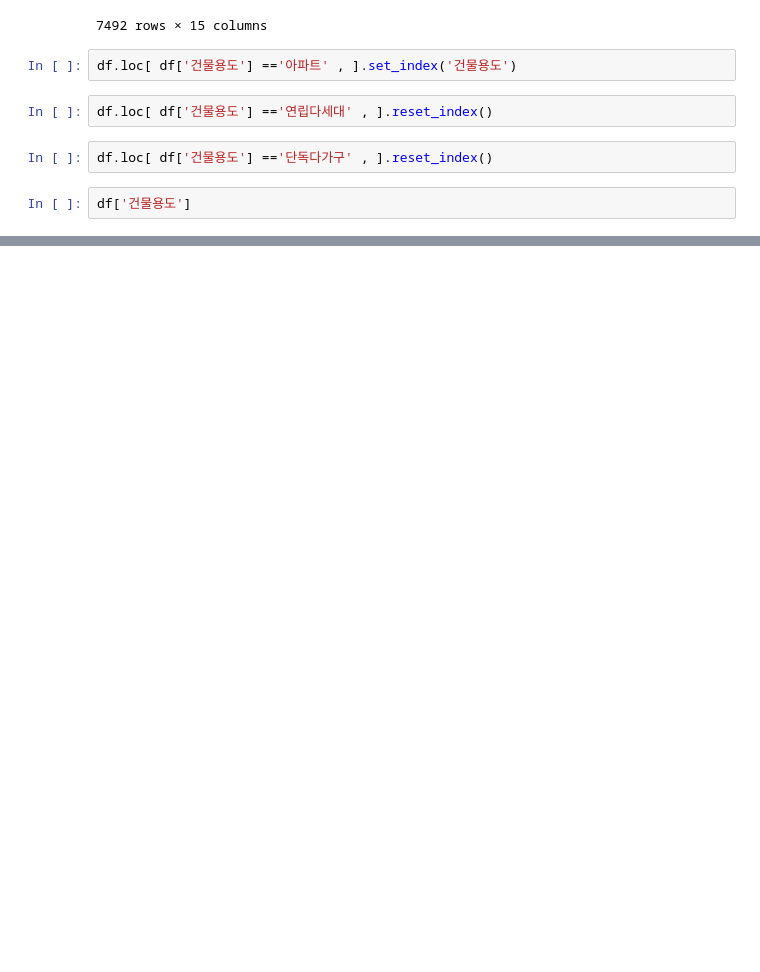
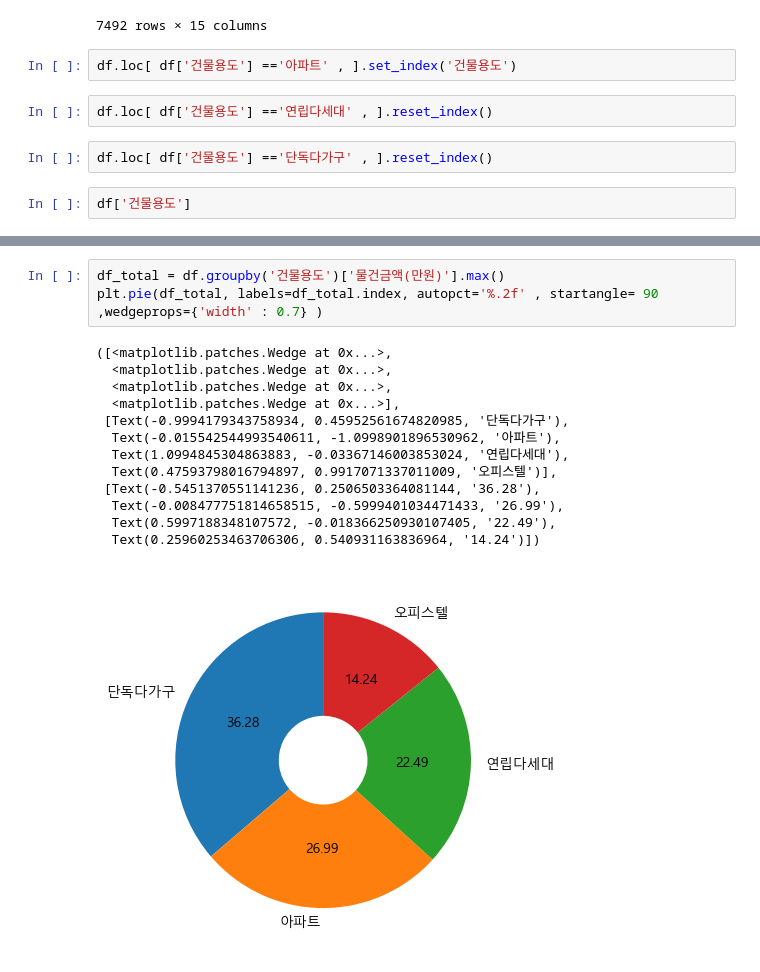
Before and after one commit to isk03300/my_projcet, a Jupyter notebook: dev_data.ipynb, the cells around one changed output, grey strips where cells are left out. Cells and saved outputs as stored; diff of their text form; blank space fills up the shorter version.

```diff
--- a/dev_data.ipynb
+++ b/dev_data.ipynb
@@ -241,0 +271,17 @@ Name: 물건금액(만원), dtype: int64
+# %%
+df_total = df.groupby('건물용도')['물건금액(만원)'].max()
+plt.pie(df_total, labels=df_total.index, autopct='%.2f' , startangle= 90 ,wedgeprops={'width' : 0.7} )
+# %% [output]
+([<matplotlib.patches.Wedge at 0x...>,
+  <matplotlib.patches.Wedge at 0x...>,
+  <matplotlib.patches.Wedge at 0x...>,
+  <matplotlib.patches.Wedge at 0x...>],
+ [Text(-0.9994179343758934, 0.45952561674820985, '단독다가구'),
+  Text(-0.015542544993540611, -1.0998901896530962, '아파트'),
+  Text(1.0994845304863883, -0.03367146003853024, '연립다세대'),
+  Text(0.47593798016794897, 0.9917071337011009, '오피스텔')],
+ [Text(-0.5451370551141236, 0.2506503364081144, '36.28'),
+  Text(-0.008477751814658515, -0.5999401034471433, '26.99'),
+  Text(0.5997188348107572, -0.018366250930107405, '22.49'),
+  Text(0.25960253463706306, 0.540931163836964, '14.24')])
+[figure, added]
```
Also changed, not shown: parts of 37 cells of this notebook, 2 other files.
